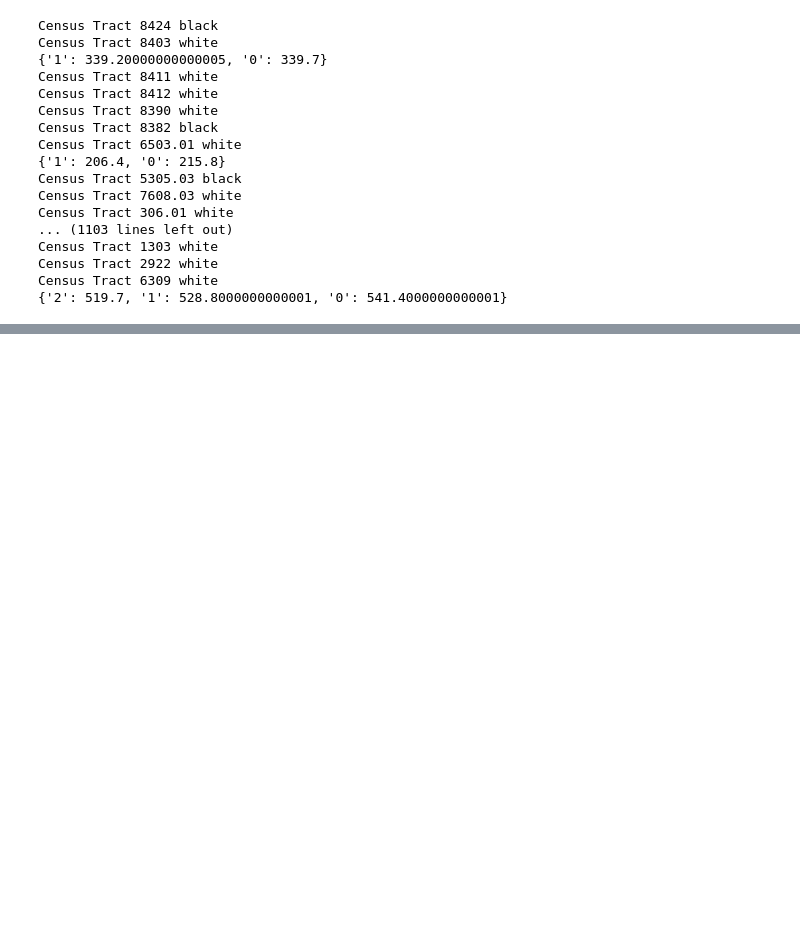
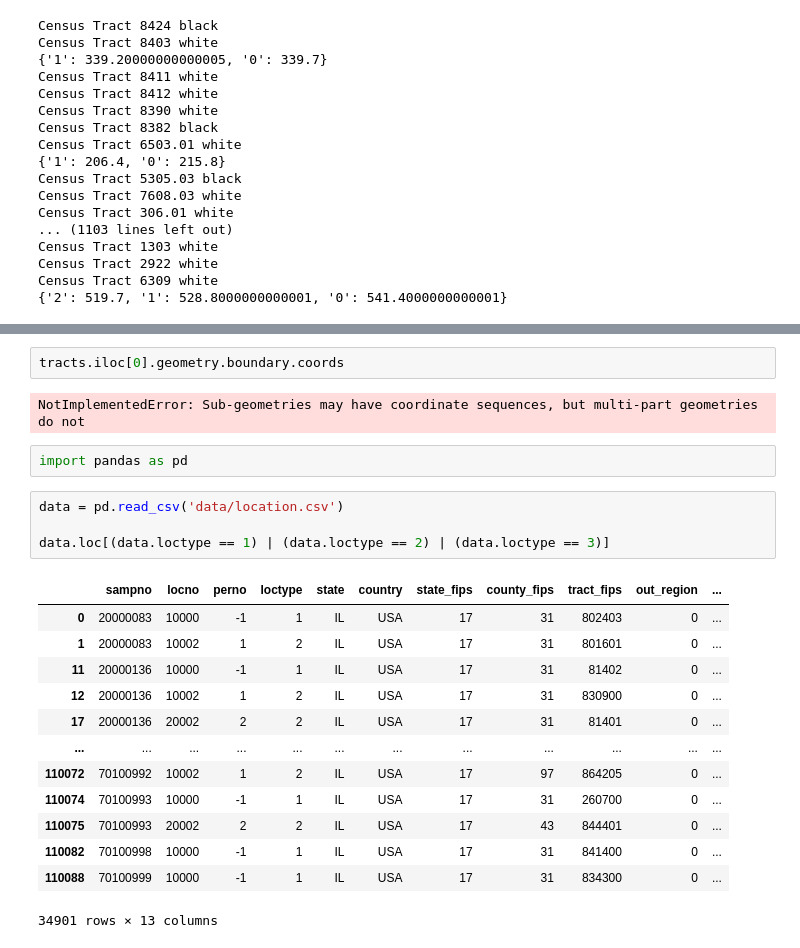
Before and after one commit to jcrayb/transport-research-project, a Jupyter notebook: analysis.ipynb, the cells around one changed output, grey strips where cells are left out. Cells and saved outputs as stored; diff of their text form; blank space fills up the shorter version.

```diff
--- a/analysis.ipynb
+++ b/analysis.ipynb
@@ -145,0 +243,24 @@ total_results
+# %%
+tracts.iloc[0].geometry.boundary.coords
+# %% [output]
+NotImplementedError: Sub-geometries may have coordinate sequences, but multi-part geometries do not
+# %%
+import pandas as pd
+# %%
+data = pd.read_csv('data/location.csv')
+
+data.loc[(data.loctype == 1) | (data.loctype == 2) | (data.loctype == 3)]
+# %% [output]
+|  | sampno | locno | perno | loctype | state | country | state_fips | county_fips | tract_fips | out_region | ... |
+| 0 | 20000083 | 10000 | -1 | 1 | IL | USA | 17 | 31 | 802403 | 0 | ... |
+| 1 | 20000083 | 10002 | 1 | 2 | IL | USA | 17 | 31 | 801601 | 0 | ... |
+| 11 | 20000136 | 10000 | -1 | 1 | IL | USA | 17 | 31 | 81402 | 0 | ... |
+| 12 | 20000136 | 10002 | 1 | 2 | IL | USA | 17 | 31 | 830900 | 0 | ... |
+| 17 | 20000136 | 20002 | 2 | 2 | IL | USA | 17 | 31 | 81401 | 0 | ... |
+| ... | ... | ... | ... | ... | ... | ... | ... | ... | ... | ... | ... |
+| 110072 | 70100992 | 10002 | 1 | 2 | IL | USA | 17 | 97 | 864205 | 0 | ... |
+| 110074 | 70100993 | 10000 | -1 | 1 | IL | USA | 17 | 31 | 260700 | 0 | ... |
+| 110075 | 70100993 | 20002 | 2 | 2 | IL | USA | 17 | 43 | 844401 | 0 | ... |
+| 110082 | 70100998 | 10000 | -1 | 1 | IL | USA | 17 | 31 | 841400 | 0 | ... |
+| 110088 | 70100999 | 10000 | -1 | 1 | IL | USA | 17 | 31 | 834300 | 0 | ... |
+34901 rows × 13 columns
```
Also changed, not shown: parts of 6 cells of this notebook.
